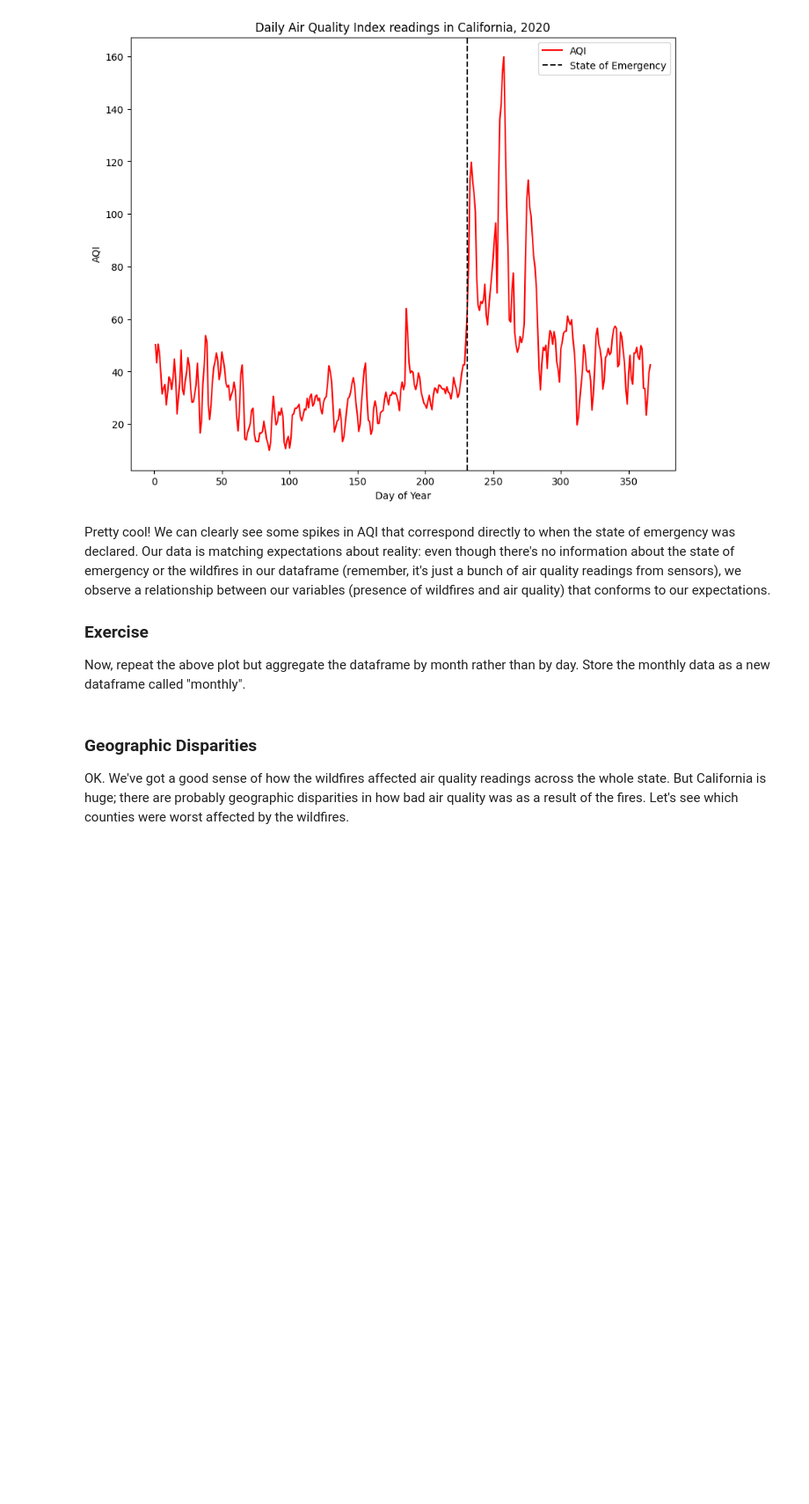
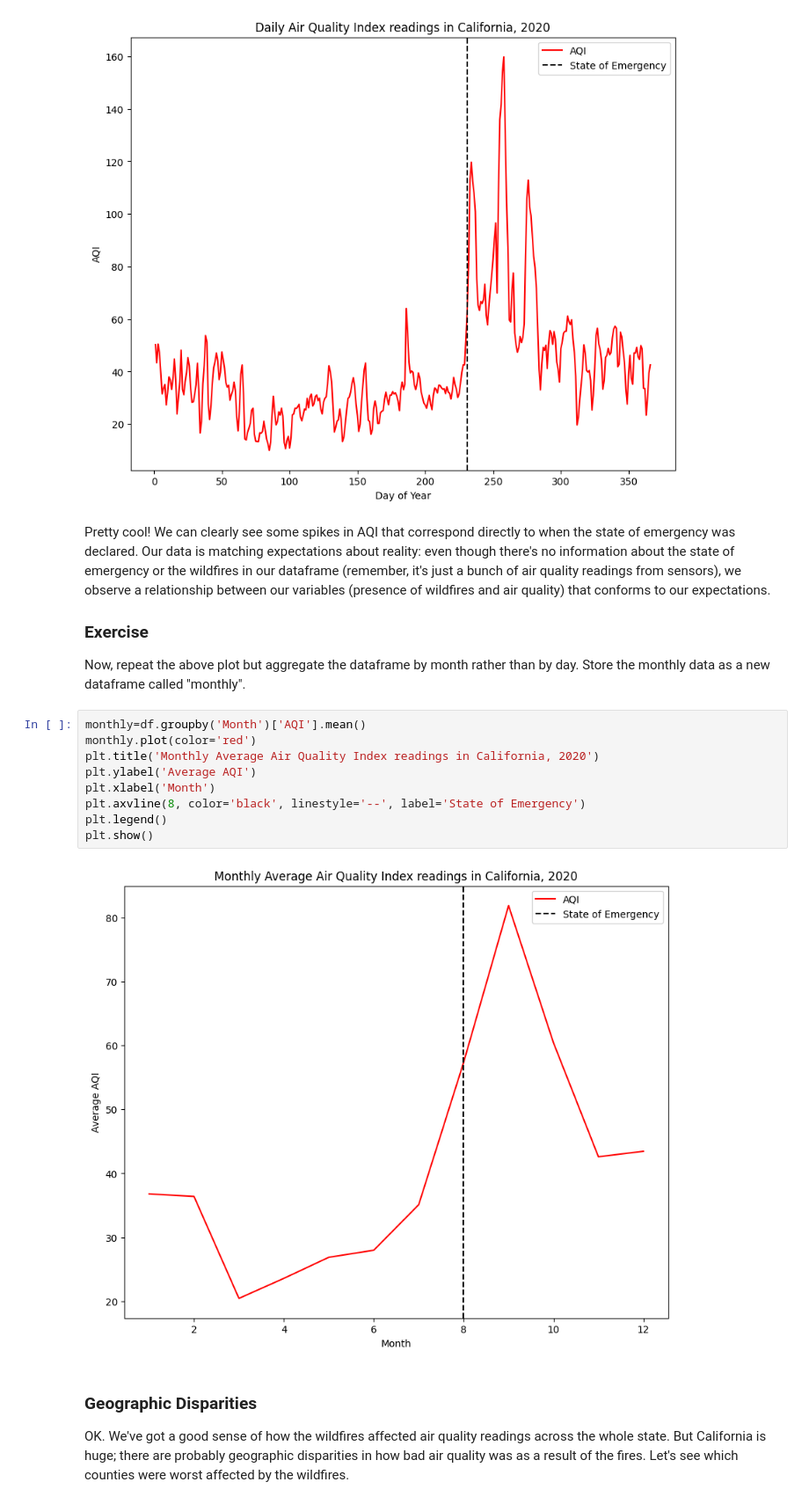
Before and after one commit to zixinsun2004/QM2, a Jupyter notebook: notebooks/W03. Spatial Data.ipynb, the cells around one changed output. Shown at 88% size. Drawn from its saved outputs; the diff is of its cells as text; blank space fills up the shorter version.

```diff
--- a/notebooks/W03. Spatial Data.ipynb
+++ b/notebooks/W03. Spatial Data.ipynb
@@ -180,6 +196,17 @@ Pretty cool! We can clearly see some spikes in AQI that correspond directly to w
 
 ### Exercise
 Now, repeat the above plot but aggregate the dataframe by month rather than by day. Store the monthly data as a new dataframe called "monthly".
+# %%
+monthly=df.groupby('Month')['AQI'].mean()
+monthly.plot(color='red')
+plt.title('Monthly Average Air Quality Index readings in California, 2020')
+plt.ylabel('Average AQI')
+plt.xlabel('Month')
+plt.axvline(8, color='black', linestyle='--', label='State of Emergency')
+plt.legend()
+plt.show()
+# %% [output]
+[figure, added]
 # %% [markdown]
 ### Geographic Disparities
 
```
Also changed, not shown: parts of 8 cells of this notebook.
